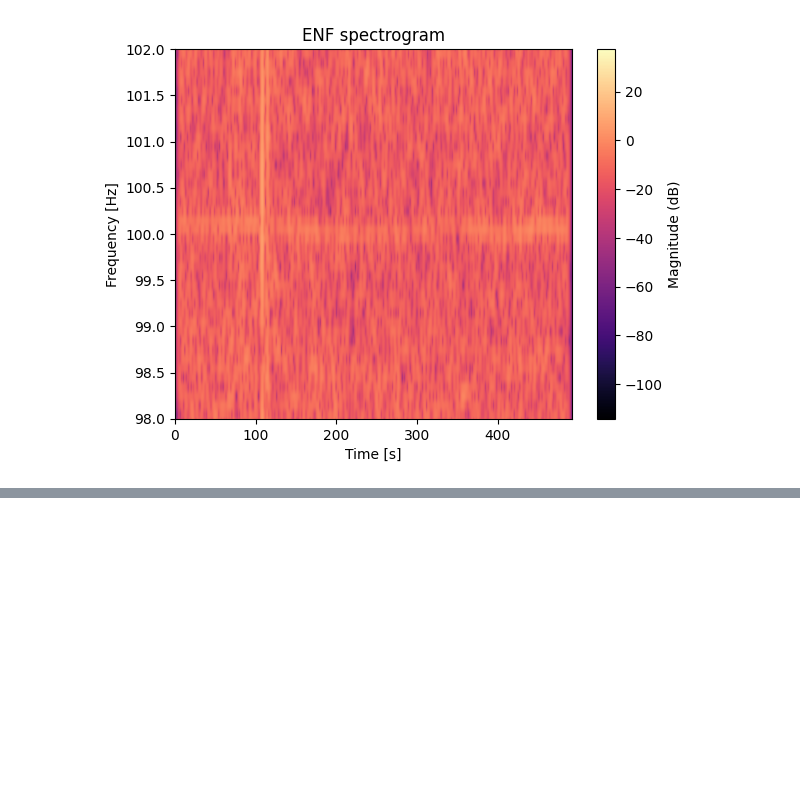
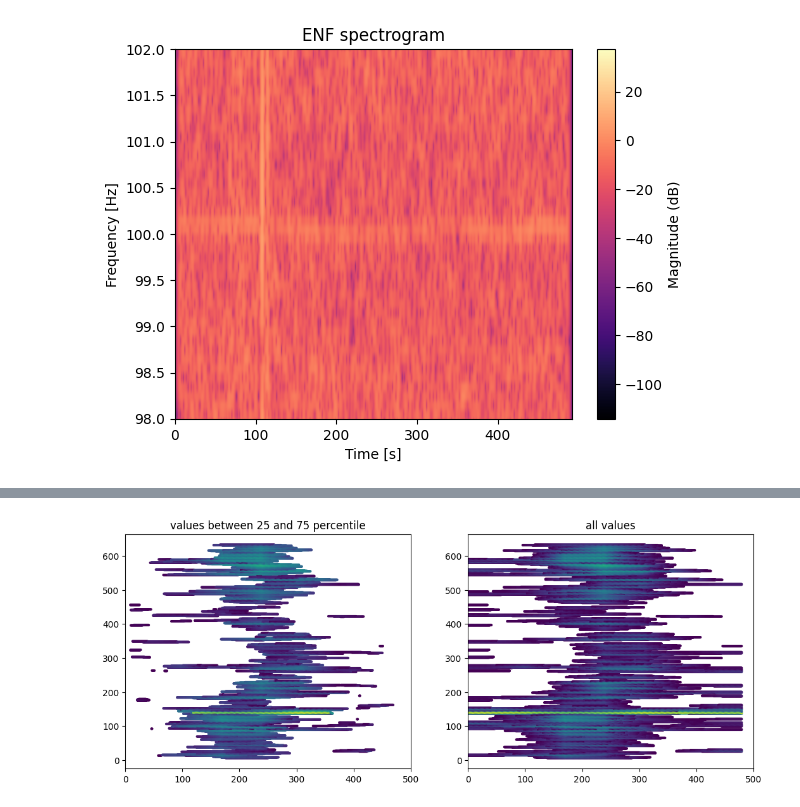
Before and after one commit to wszystko1/Timestaming-using-ENF-, a Jupyter notebook: extract.ipynb, the cells around one changed output, grey strips where cells are left out. Cells and saved outputs as stored; diff of their text form; code cells hidden in the pictures; blank space fills up the shorter version.

```diff
--- a/extract.ipynb
+++ b/extract.ipynb
@@ -65,0 +162,11 @@ plt.show()
+# %%
+fig, ax = plt.subplots(1, 2, figsize=(6.4 * 2, 4.8))
+ax[0].scatter(X_cleaned[:, 0], X_cleaned[:, 1], c=X_cleaned[:, 2], s=4)
+ax[0].set_xlim(0, 500)
+ax[0].set_title('values between 25 and 75 percentile')
+ax[1].scatter(X_fileterd[:, 0], X_fileterd[:, 1], c=X_fileterd[:, 2], s=4)
+ax[1].set_xlim(0, 500)
+ax[1].set_title('all values')
+plt.show()
+# %% [output]
+[figure, added]
```
Also changed, not shown: parts of 14 cells of this notebook.
